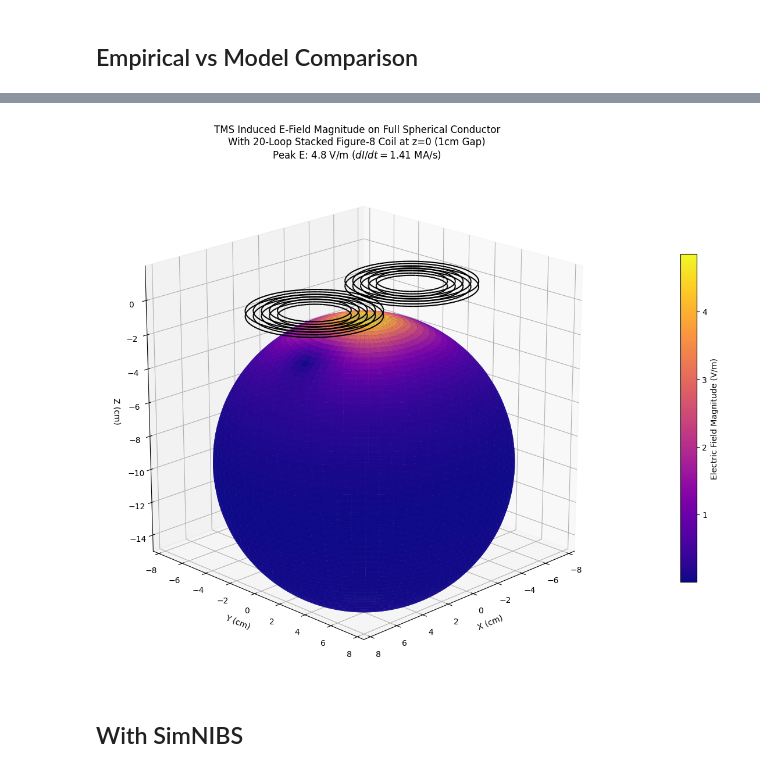
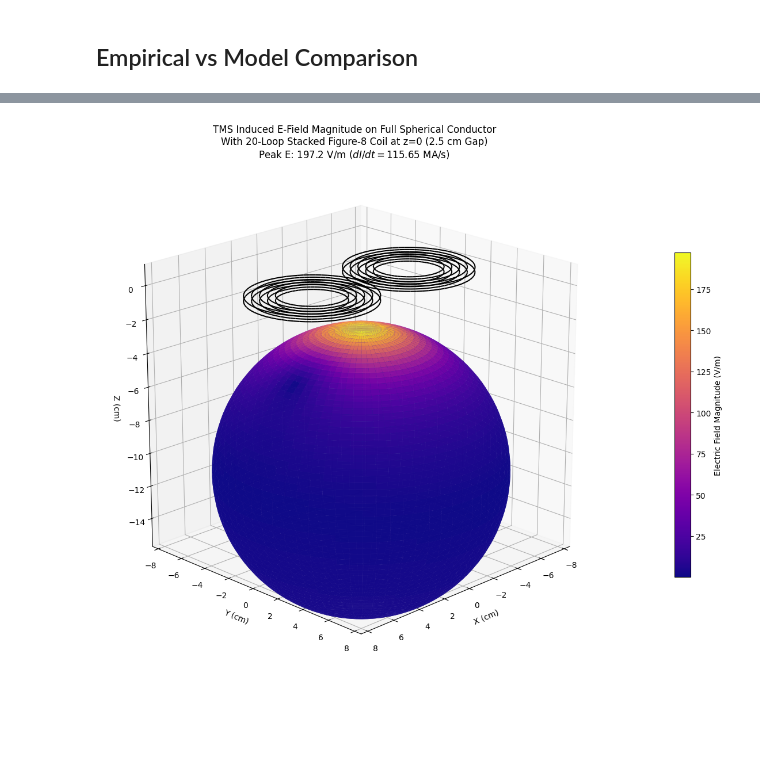
Before and after one commit to mLapatrie/TMS, a Jupyter notebook: data_processing/plot_Efield_map.ipynb, the cells around one changed output, grey strips where cells are left out. Drawn from its saved outputs; the diff is of its cells as text; code cells hidden in the pictures; blank space fills up the shorter version.

```diff
--- a/data_processing/plot_Efield_map.ipynb
+++ b/data_processing/plot_Efield_map.ipynb
@@ -113,11 +75,27 @@ data_csv[0].head()
 # %% [markdown]
 # Plot Rx Voltage Map
 # %%
-max_voltages = np.array([data_csv[i]['Voltage (V)'][5:][np.argmax(np.abs((data_csv[i]['Voltage (V)'][5:])))] for i in range(len(data_csv))])
-max_voltages = max_voltages.reshape(3, 8, 15, 3)
+max_voltages = []
+for i in range(len(data_csv)):
+    if data_csv[i].empty:
+        max_voltages.append(np.nan)
+    else:
+        max_voltage = data_csv[i]['Voltage (V)'][5:][np.argmax(np.abs((data_csv[i]['Voltage (V)'][5:])))]
+        max_voltages.append(max_voltage)
+
+
+max_voltages = np.array(max_voltages).reshape(3, 8, 15, 1)
+print(max_voltages[0, 0, 13])
 max_voltages_mean = max_voltages.mean(axis=3)
+print(max_voltages_mean[0, 0, 13])
 
-absolute_max = np.max(np.abs(max_voltages_mean))
+# Flip the voltages to compensate for coil orientation
+max_voltages_mean[0] = -max_voltages_mean[0]
+max_voltages_mean[1] = -max_voltages_mean[1]
+max_voltages_mean[2] = max_voltages_mean[2]
+
+absolute_max = np.nanmax(np.abs(max_voltages_mean))
+print(absolute_max)
 
 fig, axes = plt.subplots(1, 3, figsize=(18, 6))
 
@@ -169,7 +154,7 @@ max_b_field = -max_voltages_mean / NAeff
 dB_dt_emperical = max_b_field # save for later use in dI/dt estimation
 # %%
 
-absolute_max_emp = np.max(np.abs(max_b_field))
+absolute_max_emp = np.nanmax(np.abs(max_b_field))
 
 fig, axes = plt.subplots(1, 3, figsize=(18, 6))
 
@@ -376,14 +361,14 @@ x_vals = np.linspace(-0.075, 0.075, 15) # go from left to right
 y_vals = np.linspace(0.04, -0.04, 8) # go from top to bottom (y decreases as we go down)
 grid_x, grid_y = np.meshgrid(x_vals, y_vals)
 
-# Position grid 1 cm below the coil (z = -0.01)
-grid_z = np.full_like(grid_x, -0.01)
+# Position grid 1.5 cm below the coil (z = -0.015)
+grid_z = np.full_like(grid_x, -0.015)
 
 # Flatten grid into a list of [x, y, z] coordinates
 target_pts = np.column_stack((grid_x.ravel(), grid_y.ravel(), grid_z.ravel()))
 
-# Compute field
-di_dt_initial_guess = 1.5e6 # 1.5 MA/s for TMS pulse
+# Compute field. #175.94 MA/s calculated at 1470V
+di_dt_initial_guess = 115.65e6 # 1.5 MA/s for TMS pulse
 dB_dt_values = compute_dB_dt(starts, ends, target_pts, dI_dt=di_dt_initial_guess)
 
 # Extract components
@@ -506,6 +491,11 @@ def calculate_current_derivative(emp_dB_dt, mod_dB_dt):
     # Flatten the arrays to 1D vectors for a global least-squares fit
     emp_vector = emp_dB_dt.ravel()
     mod_vector = mod_dB_dt.ravel()
+
+    # Keep only valid (non-NaN) entries
+    valid_mask = ~np.isnan(emp_vector) & ~np.isnan(mod_vector)
+    emp_vector = emp_vector[valid_mask]
+    mod_vector = mod_vector[valid_mask]
 
     # Compute the dot products
     numerator = np.dot(emp_vector, mod_vector)
@@ -663,7 +678,7 @@ def compute_total_e_field_vectorized(starts, ends, dI_dt, target_pts, sphere_cen
 
 # --- 3. Parameters and Geometry Setup ---
 sphere_radius_val = 0.085 # 8.5 cm (cortical surface)
-gap_val = 0.01 # 1 cm gap (scalp/hair)
+gap_val = 0.025 # 1 cm gap (scalp/hair)
 # Sphere centered such that its top (z=-0.01) is 1cm below coil origin (z=0)
 sphere_center_val = np.array([0, 0, -(sphere_radius_val + gap_val)])
 
@@ -719,34 +734,32 @@ coil_segments_cm = [ (np.array(s)*100, np.array(e)*100) for s,e in coil_segments
 lc_coil = Line3DCollection(coil_segments_cm, colors=coil_color, linewidths=1.5)
 ax.add_collection3d(lc_coil)
 
 # -- Formatting and Context --
-ax.set_title(f'TMS Induced E-Field Magnitude on Full Spherical Conductor\nWith 20-Loop Stacked Figure-8 Coil at z=0 (1cm Gap)\nPeak E: {peak_E_s:.1f} V/m ($dI/dt=1.41$ MA/s)')
+ax.set_title(f'TMS Induced E-Field Magnitude on Full Spherical Conductor\nWith 20-Loop Stacked Figure-8 Coil at z=0 ({gap_val*100:.1f} cm Gap)\nPeak E: {peak_E_s:.1f} V/m ($dI/dt= {dI_dt_val*1e-6:.2f}$ MA/s)')
 ax.set_xlabel('X (cm)')
 ax.set_ylabel('Y (cm)')
 ax.set_zlabel('Z (cm)')
 
 # Set isometric view aspect ratio (equal scaling on all axes)
 limits_cm = np.array([X_abs_s.min(), X_abs_s.max(), Y_abs_s.min(), Y_abs_s.max(), Z_abs_s.min(), 0.05]) * 100
 max_range = limits_cm[1] - limits_cm[0]
 mid_x = (limits_cm[0]+limits_cm[1])/2
 mid_y = (limits_cm[2]+limits_cm[3])/2
 mid_z = (limits_cm[4]+limits_cm[5])/2
 ax.set_xlim(mid_x - max_range/2, mid_x + max_range/2)
 ax.set_ylim(mid_y - max_range/2, mid_y + max_range/2)
 ax.set_zlim(mid_z - max_range/2, mid_z + max_range/2)
 ax.set_box_aspect([1,1,1]) # modern matplotlib method
 
 # Colorbar for Electric Field Magnitude
 m = cm.ScalarMappable(cmap=cm.plasma)
 m.set_array(E_mag_s)
 cbar = fig.colorbar(m, ax=ax, shrink=0.6, aspect=20, label='Electric Field Magnitude (V/m)', orientation='vertical', pad=0.1)
 
 # Set initial viewpoint
 ax.view_init(elev=20, azim=45)
 
 plt.tight_layout()
 plt.show()
 # %% [output]
-[figure, old version]
+[figure, new version]
-# %% [markdown]
-## With SimNIBS
```
Also changed, not shown: parts of 19 cells of this notebook, 45 other files.
